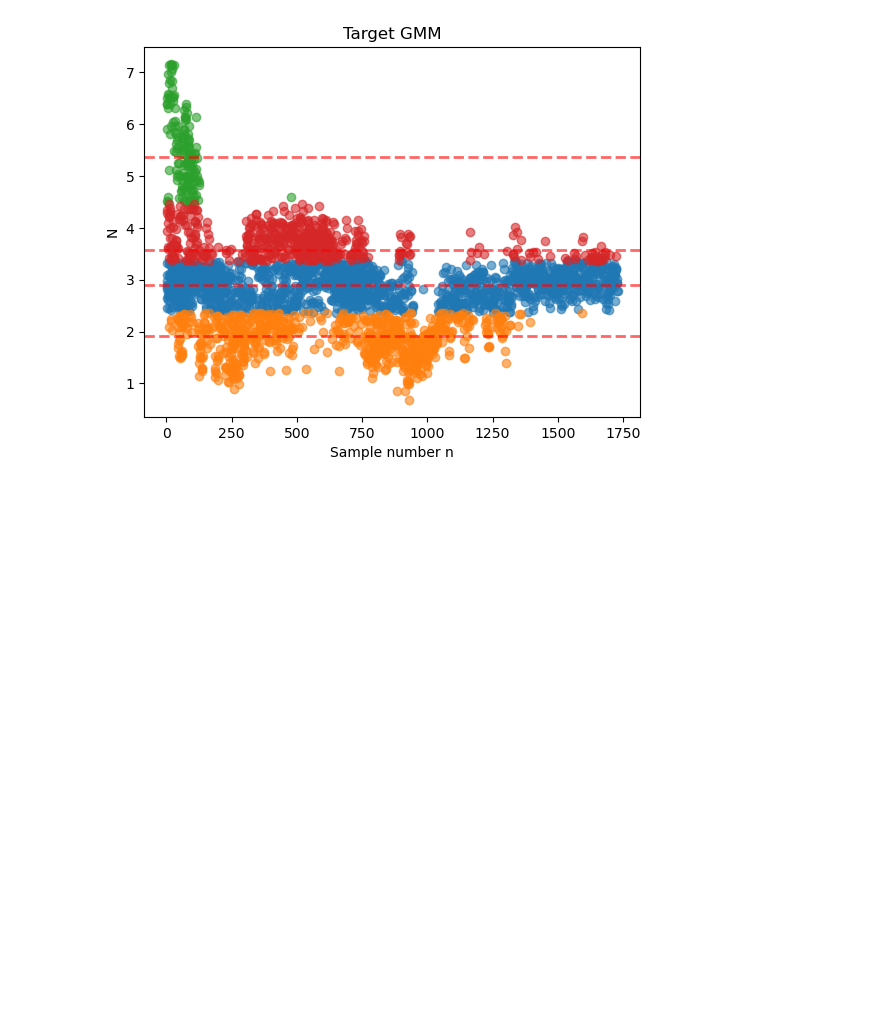
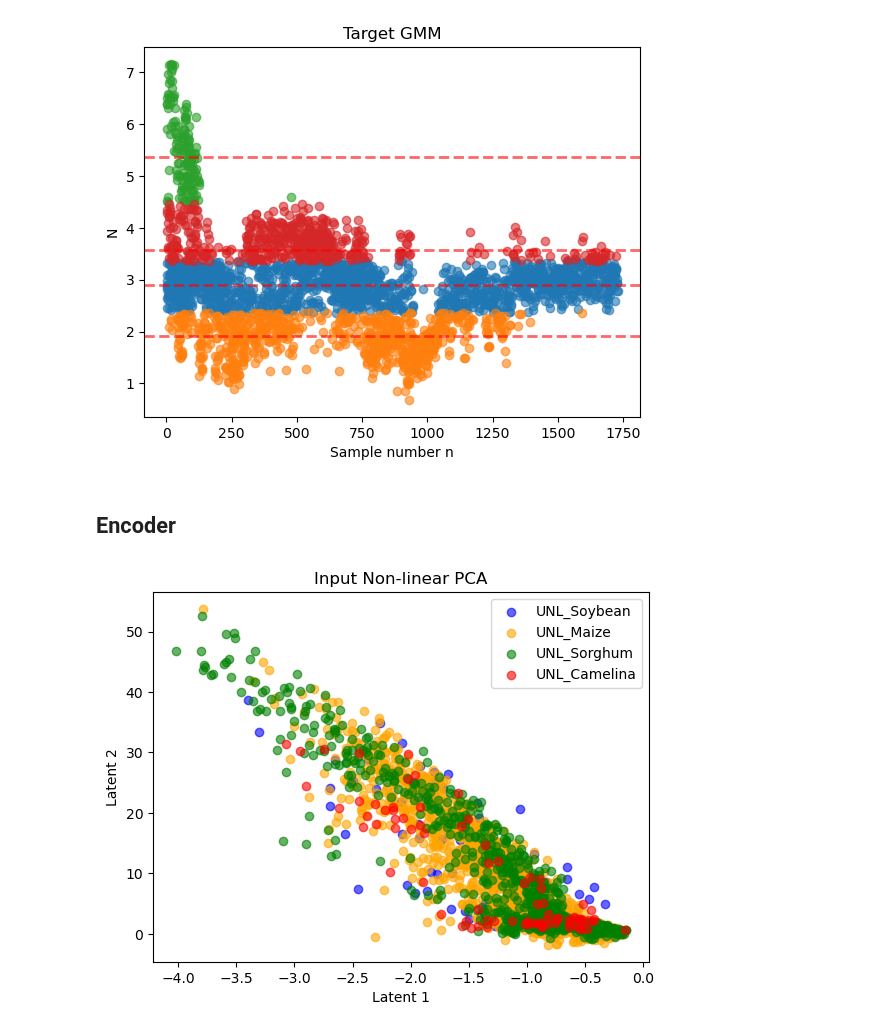
Before and after one commit to MarStreicher/ida_nitrogen_prediction, a Jupyter notebook: src/data_clustering.ipynb, the cells around one changed output. Saved outputs shown, nothing was run; the diff lists cells and outputs as text; code cells hidden in the pictures; blank space fills up the shorter version.

Commit message:
Added autoencoder and bn model with drop out

```diff
--- a/src/data_clustering.ipynb
+++ b/src/data_clustering.ipynb
@@ -269,3 +269,75 @@ def plot_gaussian_target_cluster(domains, cluster_number = 4):
 plot_gaussian_target_cluster(domains)
 # %% [output]
 [figure]
+# %% [markdown]
+## Encoder
+# %%
+from models.autoencoder import AutoencoderModel, AutoencoderModelArgs
+from torch.utils.data import DataLoader, TensorDataset
+
+import torch
+
+
+def create_autoencoder_frame(domains, palette):
+    data = {
+        "latent1": list(),
+        "latent2": list(),
+        "Domain": list(),
+    }
+
+    config = AutoencoderModelArgs(
+        model = "AEC",
+        layer_number = 3,
+        learning_rate = 0.1,
+        weight_decay = 0.001
+    )
+
+    model = AutoencoderModel(config)
+    model.load_state_dict(torch.load("/work/mstreicher/ida_nitrogen_prediction/trained_models/ace_model.pth", map_location=torch.device('cpu')))
+    model.eval()
+
+    encoder = model.encoder
+
+    for domain in domains:
+        base_data = SpectralData(
+            domain_list = [domain],
+            normalization = True,
+            directory_path = "../data"
+        )
+
+        dataset = TensorDataset(
+            torch.tensor(base_data.input_other, dtype = torch.float32),
+            torch.tensor(base_data.target_other, dtype = torch.float32),
+        )
+        loader = DataLoader(dataset, batch_size=32, shuffle=True)
+
+        latent_representations = []
+        with torch.no_grad():
+            for batch in loader:
+                input_data = batch[0]
+                latent_batch = encoder(input_data)
+                latent_representations.append(latent_batch)
+
+        latent_tensor = torch.cat(latent_representations, dim=0)
+        latent_array = latent_tensor.numpy()
+
+        data["latent1"].extend(latent_array[:, 0])
+        data["latent2"].extend(latent_array[:, 1])
+        data["Domain"].extend([domain]*len(latent_array[:, 0]))
+
+    data_frame = pd.DataFrame(data)
+
+    for domain in domains:
+        domain_data = data_frame[data_frame['Domain'] == domain]
+        plt.scatter(domain_data['latent1'], domain_data['latent2'],
+                    color=palette[domain], label=domain, alpha=0.6)
+
+    plt.xlabel('Latent 1')
+    plt.ylabel('Latent 2')
+    plt.title('Input Non-linear PCA')
+    plt.legend()
+    plt.show()
+
+create_autoencoder_frame(domains, palette)
+# %% [output]
+[figure, added]
```
Also changed, not shown: parts of 3 cells of this notebook, 15 other files.
